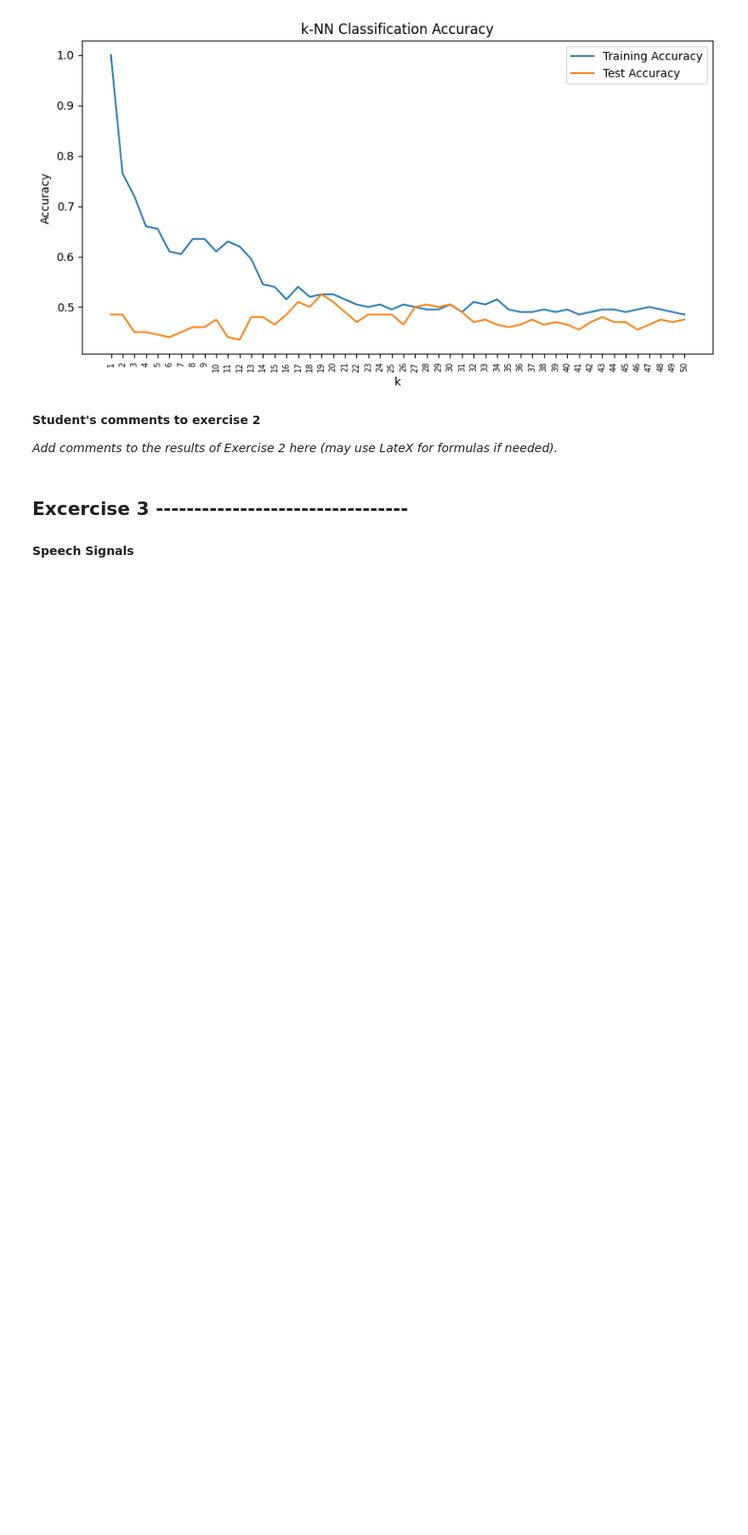
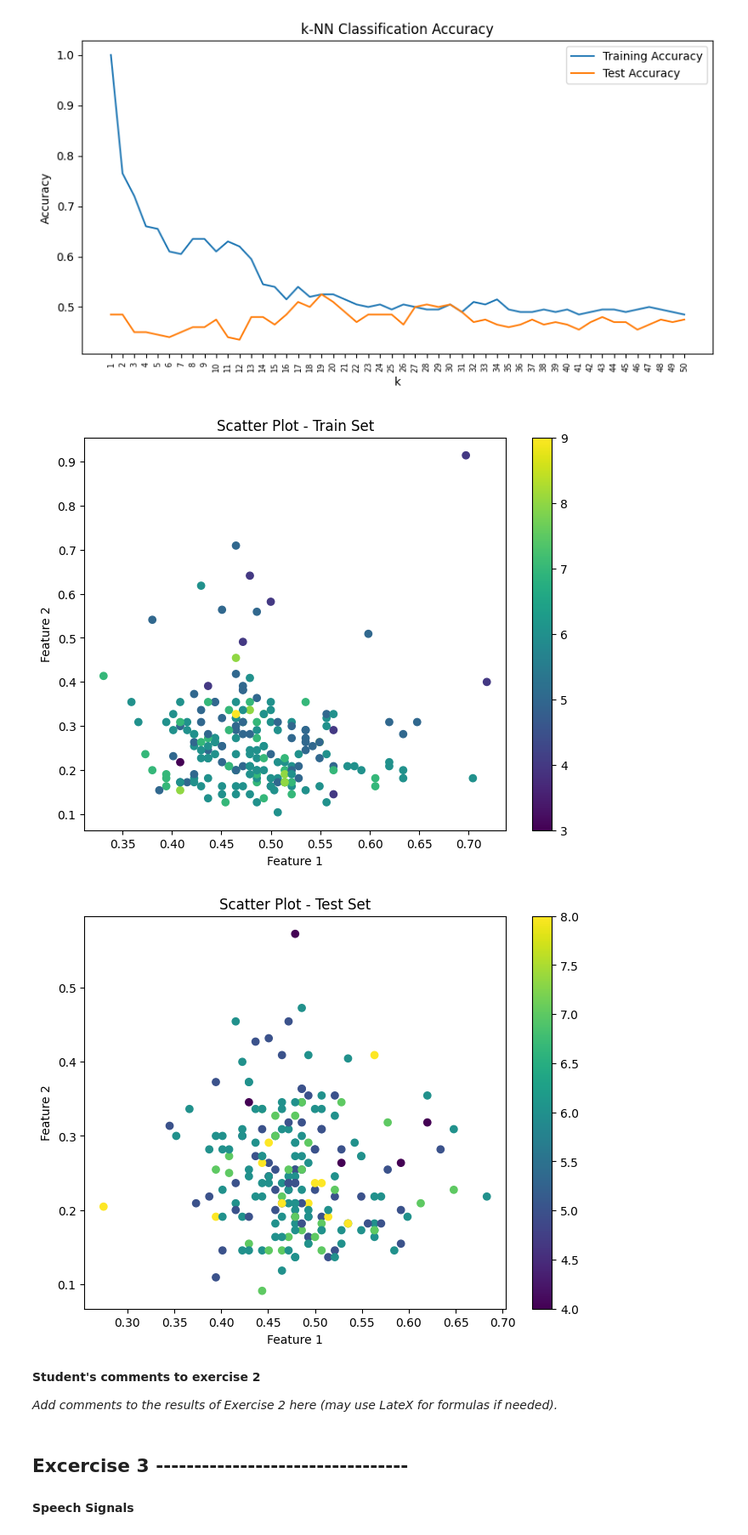
Before and after one commit to A-M-Alizadeh/Statistical-Labs, a Jupyter notebook: Stat Labs/Computer LAB 1/Lab1.ipynb, the cells around one changed output. Shown at 85% size. Cells and saved outputs as stored; diff of their text form; code cells hidden in the pictures; blank space fills up the shorter version.

Commit message:
scatterplot

```diff
--- a/Stat Labs/Computer LAB 1/Lab1.ipynb
+++ b/Stat Labs/Computer LAB 1/Lab1.ipynb
@@ -174,6 +174,29 @@ plt.show()
 #To be completed by the student
 # %% [output]
 [figure]
+# %%
+import matplotlib.pyplot as plt
+
+# Scatter plot for train set
+plt.figure(figsize=(8, 6))
+plt.scatter(Train_Set[:, 0], Train_Set[:, 1], c=Train_Set[:, -1])
+plt.xlabel('Feature 1')
+plt.ylabel('Feature 2')
+plt.title('Scatter Plot - Train Set')
+plt.colorbar()
+plt.show()
+
+# Scatter plot for test set
+plt.figure(figsize=(8, 6))
+plt.scatter(Test_Set[:, 0], Test_Set[:, 1], c=Test_Set[:, -1])
+plt.xlabel('Feature 1')
+plt.ylabel('Feature 2')
+plt.title('Scatter Plot - Test Set')
+plt.colorbar()
+plt.show()
+# %% [output]
+[figure, added]
+[figure, added]
 # %%
 #Part 2
 from sklearn import linear_model
```
